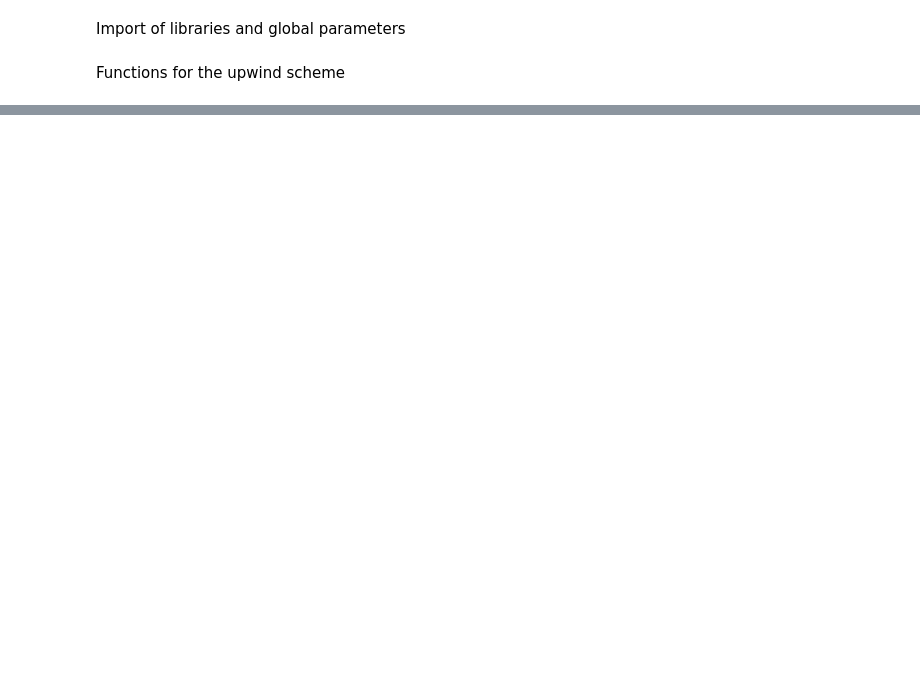
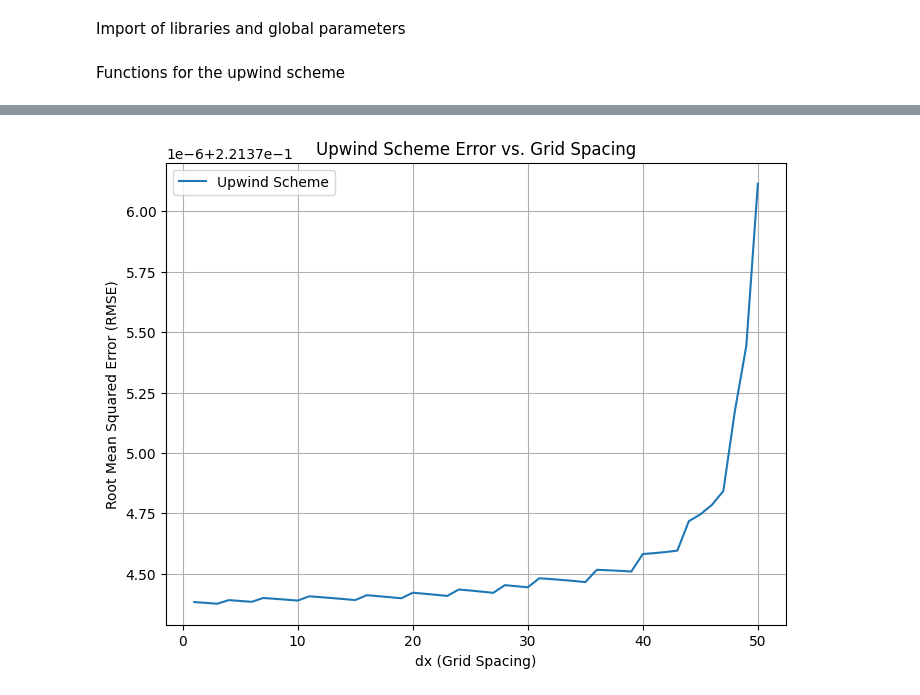
Before and after one commit to Iriide/MPS, a Jupyter notebook: lab03/convergence.ipynb, the cells around one changed output, grey strips where cells are left out. Drawn from its saved outputs; the diff is of its cells as text; code cells hidden in the pictures; blank space fills up the shorter version.

```diff
--- a/lab03/convergence.ipynb
+++ b/lab03/convergence.ipynb
@@ -59,0 +51,40 @@ Estimated order of accuracy: 0.93
+# %%
+class Solution:
+    def __init__(self, u, c, total_time):
+        self.u = u              # Advection speed
+        self.c = c              # Courant number
+        self.total_time = total_time
+        self.psi_0 = Psi_0()    # Initial Gaussian pulse
+        self.dx_values = []     # Store dx values for plotting
+        self.errors = []        # Store errors for each test case
+
+    def run_single_case(self, dx):
+        nx = 400 * dx
+        x, dx = np.linspace(-100, 300, nx, endpoint=False, retstep=True)
+        dt = self.c * dx / self.u
+        nt = int(self.total_time / dt)
+        # Numerical solution using upwind
+        psi_initial = self.psi_0(x)
+        psi_numerical = upwind(psi_initial, dx, dt, nt, self.u)
+        # Analytical solution (shifted initial condition)
+        psi_exact = self.psi_0(x - self.u * self.total_time)
+
+        return psi_exact, psi_numerical
+
+    def run_tests(self, dx_start=1, dx_end=50):
+        for dx in range(dx_start, dx_end + 1):
+            psi_exact, psi_numerical = self.run_single_case(dx)
+            self.dx_values.append(dx)
+            self.errors.append(np.sqrt(np.mean((psi_numerical - psi_exact) ** 2)))
+        self.errors = np.array(self.errors)
+
+    def plot_errors(self):
+        error = self.errors[::-1]
+        plt.figure(figsize=(8, 6))
+        plt.plot(self.dx_values, error, label='Upwind Scheme')
+        plt.xlabel('dx (Grid Spacing)')
+        plt.ylabel('Root Mean Squared Error (RMSE)')
+        plt.title('Upwind Scheme Error vs. Grid Spacing')
+        plt.legend()
+        plt.grid(True)
+        plt.show()
@@ -59,0 +94,6 @@ Estimated order of accuracy: 0.93
+# %%
+solution = Solution(u=0.5, c=0.8, total_time=50)
+solution.run_tests()
+solution.plot_errors()
+# %% [output]
+[figure, added]
```
Also changed, not shown: parts of 10 cells of this notebook.
